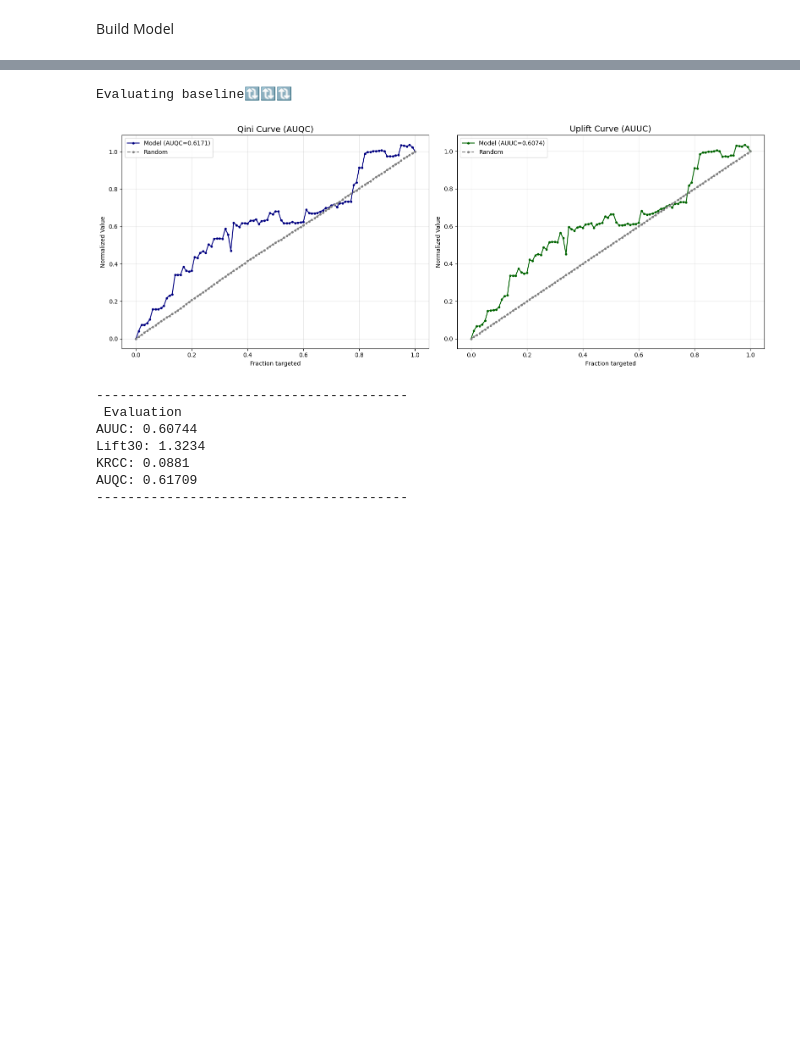
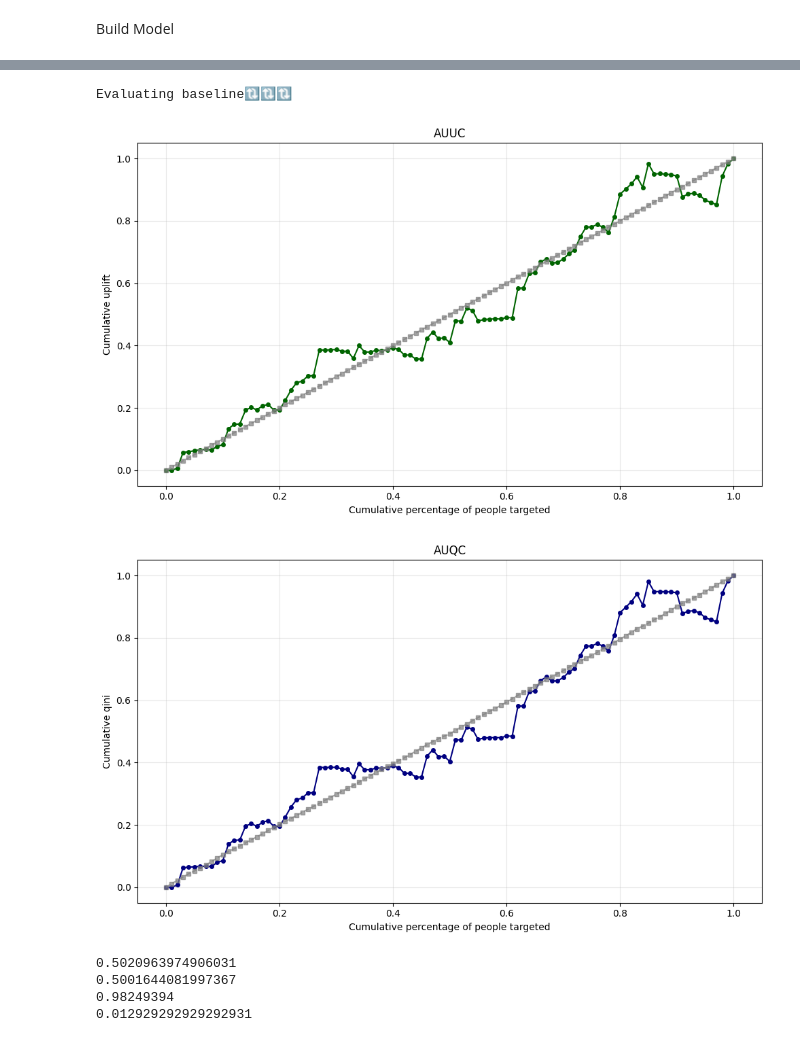
Before and after one commit to ducvu0904/RERUM, a Jupyter notebook: Baseline/dragonnet_base_men.ipynb, the cells around one changed output, grey strips where cells are left out. Saved outputs shown, nothing was run; the diff lists cells and outputs as text; code cells hidden in the pictures; blank space fills up the shorter version.

```diff
--- a/Baseline/dragonnet_base_men.ipynb
+++ b/Baseline/dragonnet_base_men.ipynb
@@ -123,9 +123,10 @@ train_dataset = TensorDataset(x_men_train_t, t_men_train_t, y_men_train_t)
 val_dataset = TensorDataset(x_men_val_t, t_men_val_t, y_men_val_t)
 test_dataset = TensorDataset(x_men_test_t, t_men_test_t, y_men_test_t)
 
-train_loader = DataLoader(train_dataset, batch_size=64, shuffle=True)
-val_loader = DataLoader(val_dataset, batch_size=64, shuffle=False)
-test_loader = DataLoader(test_dataset, batch_size=64, shuffle=False)
+batch_size = 64
+train_loader = DataLoader(train_dataset, batch_size=batch_size, shuffle=True)
+val_loader = DataLoader(val_dataset, batch_size=batch_size, shuffle=False)
+test_loader = DataLoader(test_dataset, batch_size=batch_size, shuffle=False)
 
 print ("-------------------------------------------------------------")
 print ("✅Completed tranform to tensor✅")
@@ -428,5 +150,5 @@ class DragonNetWrapper:
 # %%
-dragonnet = DragonNetWrapper(input_dim=x_men_train_t.shape[1], epochs=50, alpha = 1.0, beta =1.0, lr=0.001)
+dragonnet = DragonNet(input_dim=x_men_train_t.shape[1], epochs=50, alpha = 1.0, beta =1.0, lr=0.001)
 dragonnet.fit(train_loader, val_loader)
 
 print ("Complete training")
@@ -439,28 +161,25 @@ Complete training
 # %%
 print ("Evaluating baseline🔃🔃🔃")
 y0_pred, y1_pred, _ = dragonnet.predict(x_men_test_t)
 
 uplift_pred = (y1_pred - y0_pred).numpy().flatten()
 
 y_true = y_men_test_t.numpy().flatten()
 t_true = t_men_test_t.numpy().flatten()
-metrics = get_uplift_metrics(y_true, t_true, uplift_pred, k=0.3, bins=100)
 
-
-print("-" * 40)
-print(f" Evaluation ")
-print(f"AUUC: {metrics['AUUC']:.5f}")
-print(f"Lift30: {metrics['Lift']:.4f}")
-print(f"KRCC: {metrics['KRCC']:.4f}")
-print(f"AUQC: {metrics['AUQC']:.5f}")
-print("-" * 40)
+auuc = auuc(y_true, t_true, uplift_pred, bins =100, plot = True)
+auqc = auqc(y_true, t_true, uplift_pred, bins =100, plot = True)
+lift = lift(y_true, t_true, uplift_pred, bins =100)
+krcc = krcc(y_true, t_true, uplift_pred, bins=100 )
+print (auuc)
+print (auqc)
+print (lift)
+print (krcc)
 # %% [output]
 Evaluating baseline🔃🔃🔃
-[figure, old version]
+[figure, new version]
+[figure, added]
-----------------------------------------
- Evaluation
-AUUC: 0.60744
-Lift30: 1.3234
-KRCC: 0.0881
-AUQC: 0.61709
-----------------------------------------
+0.5020963974906031
+0.5001644081997367
+0.98249394
+0.012929292929292931
```
Also changed, not shown: parts of 7 cells of this notebook, 9 other files.
